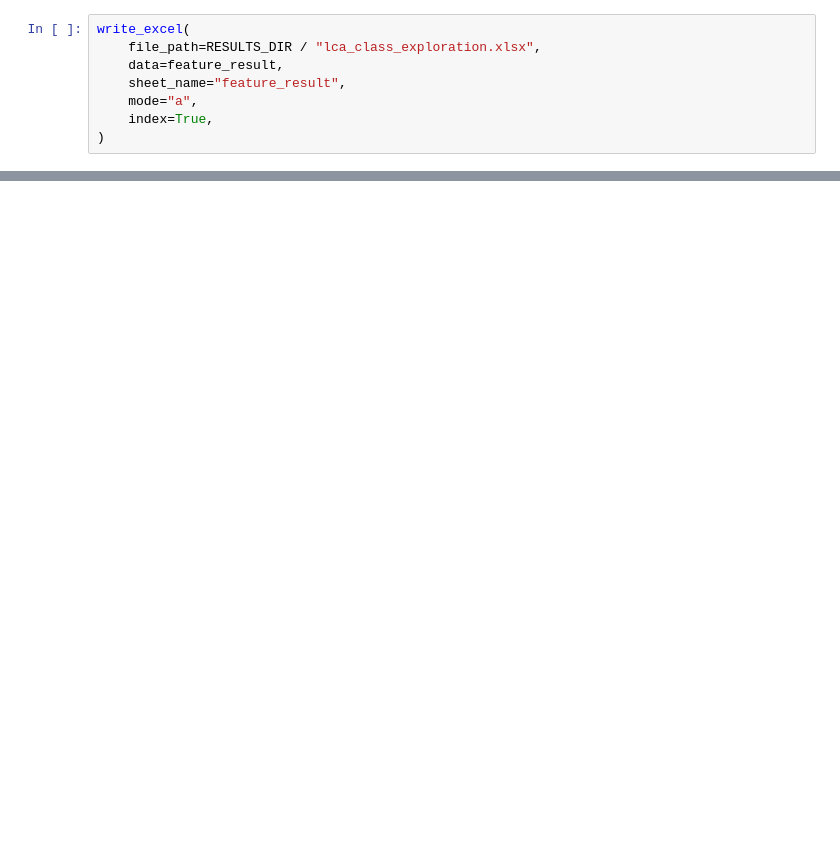
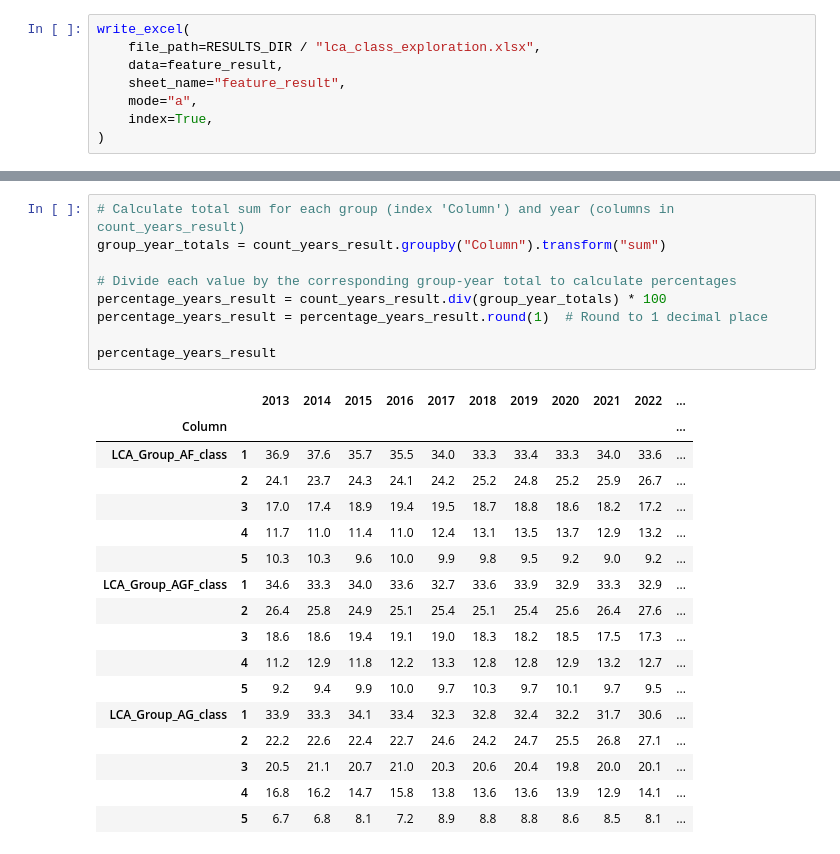
Before and after one commit to Hubert26/ippan_suicide_study, a Jupyter notebook: notebooks/lca_class_exploration.ipynb, the cells around one changed output, grey strips where cells are left out. Cells and saved outputs as stored; diff of their text form; blank space fills up the shorter version.

```diff
--- a/notebooks/lca_class_exploration.ipynb
+++ b/notebooks/lca_class_exploration.ipynb
@@ -126,0 +224,27 @@ write_excel(
+# %%
+# Calculate total sum for each group (index 'Column') and year (columns in count_years_result)
+group_year_totals = count_years_result.groupby("Column").transform("sum")
+
+# Divide each value by the corresponding group-year total to calculate percentages
+percentage_years_result = count_years_result.div(group_year_totals) * 100
+percentage_years_result = percentage_years_result.round(1)  # Round to 1 decimal place
+
+percentage_years_result
+# %% [output]
+|  |  | 2013 | 2014 | 2015 | 2016 | 2017 | 2018 | 2019 | 2020 | 2021 | 2022 | ... |
+| Column |  |  |  |  |  |  |  |  |  |  |  | ... |
+| LCA_Group_AF_class | 1 | 36.9 | 37.6 | 35.7 | 35.5 | 34.0 | 33.3 | 33.4 | 33.3 | 34.0 | 33.6 | ... |
+|  | 2 | 24.1 | 23.7 | 24.3 | 24.1 | 24.2 | 25.2 | 24.8 | 25.2 | 25.9 | 26.7 | ... |
+|  | 3 | 17.0 | 17.4 | 18.9 | 19.4 | 19.5 | 18.7 | 18.8 | 18.6 | 18.2 | 17.2 | ... |
+|  | 4 | 11.7 | 11.0 | 11.4 | 11.0 | 12.4 | 13.1 | 13.5 | 13.7 | 12.9 | 13.2 | ... |
+|  | 5 | 10.3 | 10.3 | 9.6 | 10.0 | 9.9 | 9.8 | 9.5 | 9.2 | 9.0 | 9.2 | ... |
+| LCA_Group_AGF_class | 1 | 34.6 | 33.3 | 34.0 | 33.6 | 32.7 | 33.6 | 33.9 | 32.9 | 33.3 | 32.9 | ... |
+|  | 2 | 26.4 | 25.8 | 24.9 | 25.1 | 25.4 | 25.1 | 25.4 | 25.6 | 26.4 | 27.6 | ... |
+|  | 3 | 18.6 | 18.6 | 19.4 | 19.1 | 19.0 | 18.3 | 18.2 | 18.5 | 17.5 | 17.3 | ... |
+|  | 4 | 11.2 | 12.9 | 11.8 | 12.2 | 13.3 | 12.8 | 12.8 | 12.9 | 13.2 | 12.7 | ... |
+|  | 5 | 9.2 | 9.4 | 9.9 | 10.0 | 9.7 | 10.3 | 9.7 | 10.1 | 9.7 | 9.5 | ... |
+| LCA_Group_AG_class | 1 | 33.9 | 33.3 | 34.1 | 33.4 | 32.3 | 32.8 | 32.4 | 32.2 | 31.7 | 30.6 | ... |
+|  | 2 | 22.2 | 22.6 | 22.4 | 22.7 | 24.6 | 24.2 | 24.7 | 25.5 | 26.8 | 27.1 | ... |
+|  | 3 | 20.5 | 21.1 | 20.7 | 21.0 | 20.3 | 20.6 | 20.4 | 19.8 | 20.0 | 20.1 | ... |
+|  | 4 | 16.8 | 16.2 | 14.7 | 15.8 | 13.8 | 13.6 | 13.6 | 13.9 | 12.9 | 14.1 | ... |
+|  | 5 | 6.7 | 6.8 | 8.1 | 7.2 | 8.9 | 8.8 | 8.8 | 8.6 | 8.5 | 8.1 | ... |
```
Also changed, not shown: parts of 22 cells of this notebook, 11 other files.
